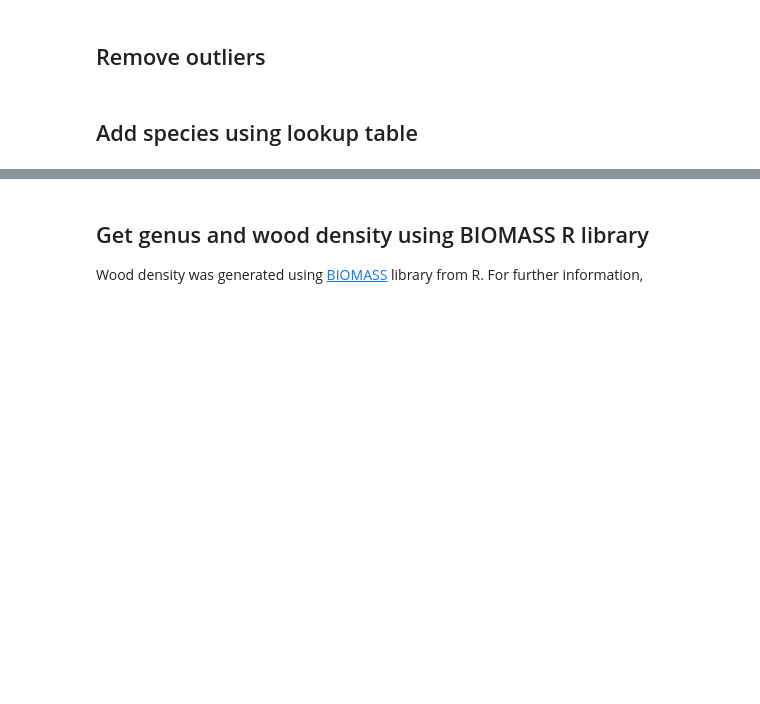
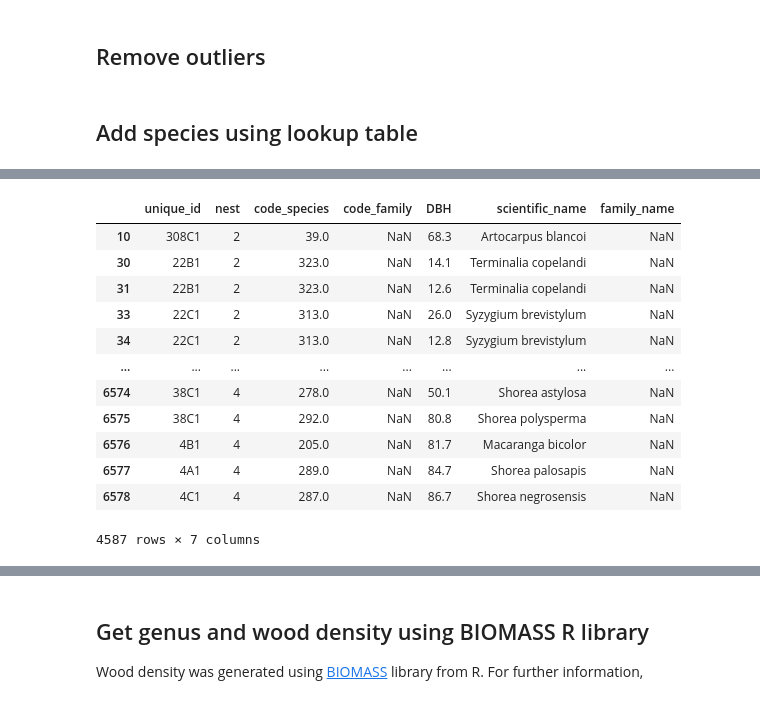
Before and after one commit to rnvllflores/ERRCalculator, a Jupyter notebook: notebooks/02_carbon_stock/02_living_trees_biomass.ipynb, the cells around one changed output, grey strips where cells are left out. Saved outputs shown, nothing was run; the diff lists cells and outputs as text; code cells hidden in the pictures; blank space fills up the shorter version.

```diff
--- a/notebooks/02_carbon_stock/02_living_trees_biomass.ipynb
+++ b/notebooks/02_carbon_stock/02_living_trees_biomass.ipynb
@@ -234,3 +248,19 @@ trees.loc[(trees.code_family.notna()), "family_name"] = family_trees.loc[
+# %%
+trees[(trees.scientific_name.notnull()) & (trees.code_family.isnull())]
+# %% [output]
+|  | unique_id | nest | code_species | code_family | DBH | scientific_name | family_name |
+| 10 | 308C1 | 2 | 39.0 | NaN | 68.3 | Artocarpus blancoi | NaN |
+| 30 | 22B1 | 2 | 323.0 | NaN | 14.1 | Terminalia copelandi | NaN |
+| 31 | 22B1 | 2 | 323.0 | NaN | 12.6 | Terminalia copelandi | NaN |
+| 33 | 22C1 | 2 | 313.0 | NaN | 26.0 | Syzygium brevistylum | NaN |
+| 34 | 22C1 | 2 | 313.0 | NaN | 12.8 | Syzygium brevistylum | NaN |
+| ... | ... | ... | ... | ... | ... | ... | ... |
+| 6574 | 38C1 | 4 | 278.0 | NaN | 50.1 | Shorea astylosa | NaN |
+| 6575 | 38C1 | 4 | 292.0 | NaN | 80.8 | Shorea polysperma | NaN |
+| 6576 | 4B1 | 4 | 205.0 | NaN | 81.7 | Macaranga bicolor | NaN |
+| 6577 | 4A1 | 4 | 289.0 | NaN | 84.7 | Shorea palosapis | NaN |
+| 6578 | 4C1 | 4 | 287.0 | NaN | 86.7 | Shorea negrosensis | NaN |
+4587 rows × 7 columns
 # %%
 trees.info()
 # %% [output]
```
Also changed, not shown: parts of 21 cells of this notebook, 1 other file.
